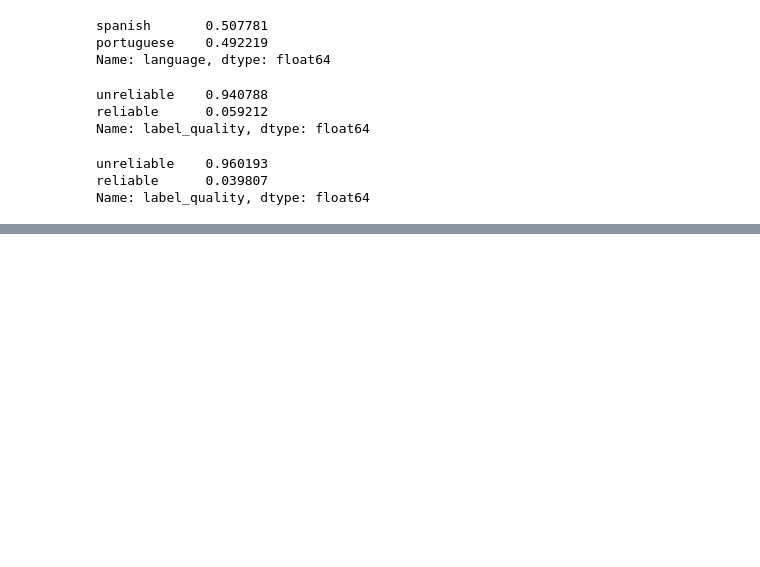
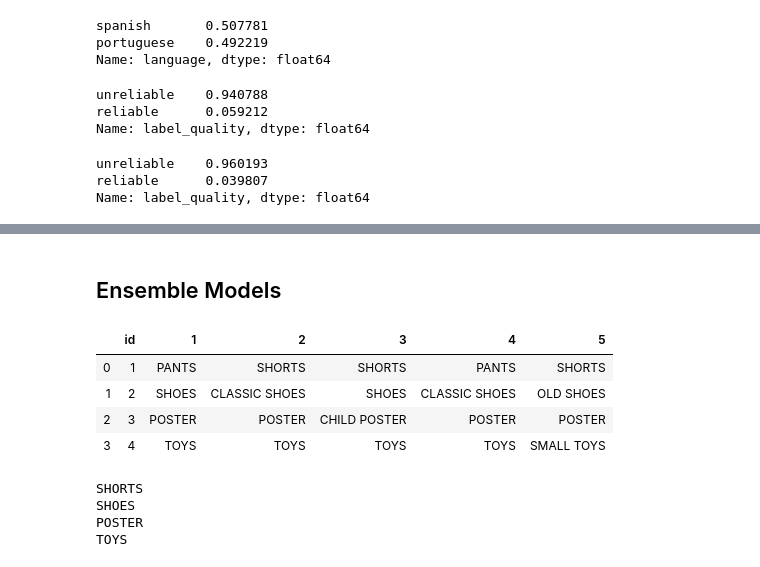
Before and after one commit to camporeale/ml_challenge, a Jupyter notebook: FastText.ipynb, the cells around one changed output, grey strips where cells are left out. Saved outputs shown, nothing was run; the diff lists cells and outputs as text; code cells hidden in the pictures; blank space fills up the shorter version.

Commit message:
first ensemble model

```diff
--- a/FastText.ipynb
+++ b/FastText.ipynb
@@ -318,0 +332,26 @@ errors_data.tail(10)[["original_title","tokens","category","predicted","label_qu
+# %% [markdown]
+## Ensemble Models
+# %%
+voted = {'id':[1,2,3,4],
+         1: ['PANTS','SHOES','POSTER','TOYS'],
+         2: ['SHORTS','CLASSIC SHOES','POSTER','TOYS'],
+         3: ['SHORTS','SHOES','CHILD POSTER','TOYS'],
+         4: ['PANTS','CLASSIC SHOES','POSTER','TOYS'],
+         5: ['SHORTS','OLD SHOES','POSTER','SMALL TOYS']}
+testing = pd.DataFrame.from_dict(voted)
+# %%
+testing
+# %% [output]
+|  | id | 1 | 2 | 3 | 4 | 5 |
+| 0 | 1 | PANTS | SHORTS | SHORTS | PANTS | SHORTS |
+| 1 | 2 | SHOES | CLASSIC SHOES | SHOES | CLASSIC SHOES | OLD SHOES |
+| 2 | 3 | POSTER | POSTER | CHILD POSTER | POSTER | POSTER |
+| 3 | 4 | TOYS | TOYS | TOYS | TOYS | SMALL TOYS |
+# %%
+for index, row in testing.iloc[:,1:].iterrows():
+    print(row.value_counts().index[0])
+# %% [output]
+SHORTS
+SHOES
+POSTER
+TOYS
```
Also changed, not shown: parts of 27 cells of this notebook, 1 other file.
